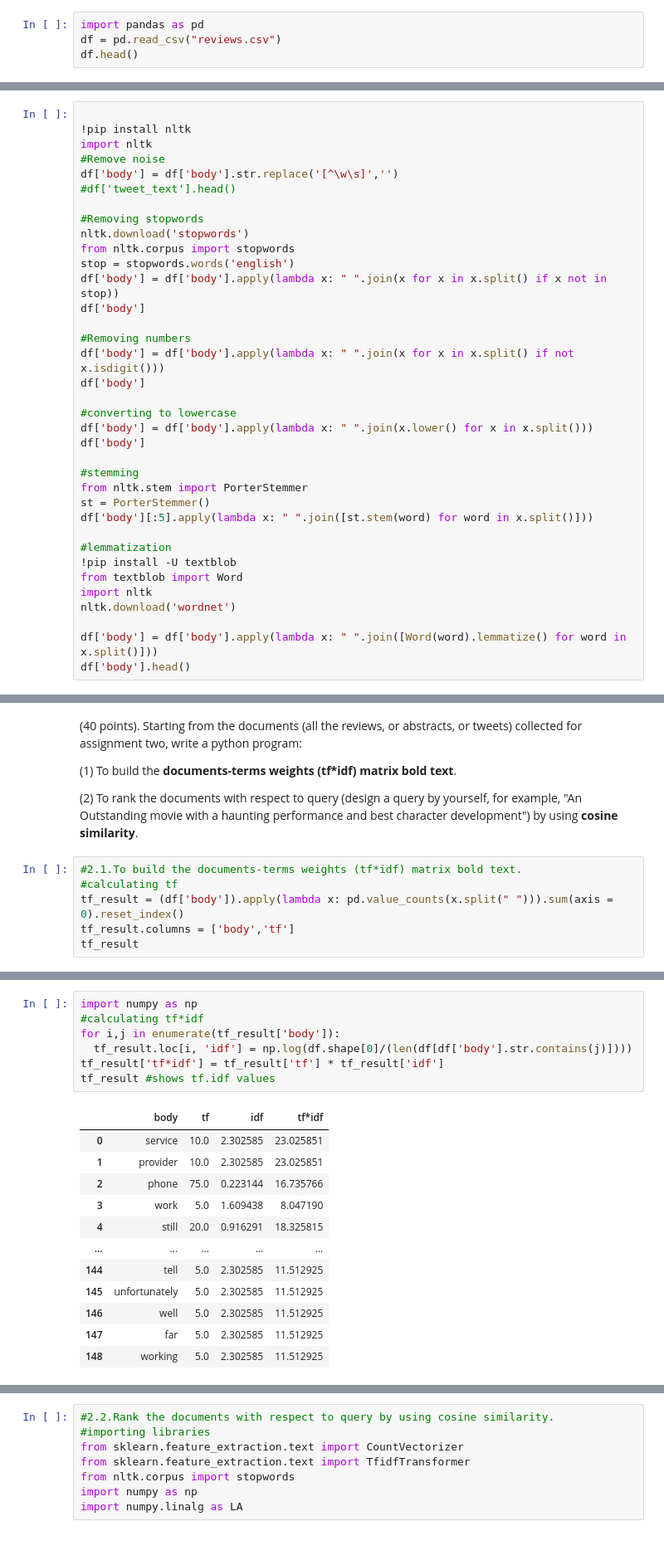
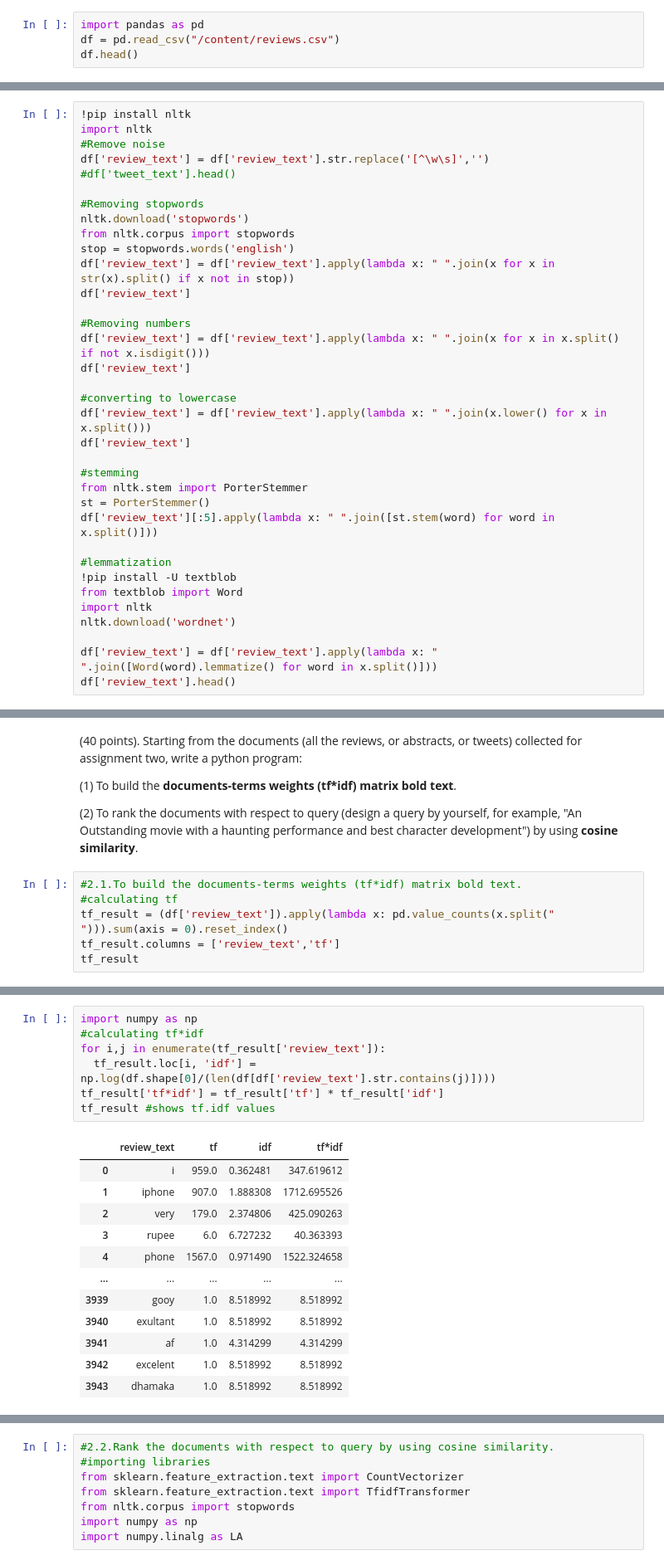
Before and after one commit to shivasrinivasaraopinnamaneni/info5731-fall2021, a Jupyter notebook: INFO5731_Assignment_Three.ipynb, the cells around one changed output, grey strips where cells are left out. Shown: that part at 83% size. Drawn from its saved outputs; the diff is of its cells as text.

```diff
--- a/INFO5731_Assignment_Three.ipynb
+++ b/INFO5731_Assignment_Three.ipynb
@@ -73,5 +17,5 @@ Getting page: 499
 # %%
 import pandas as pd
-df = pd.read_csv("reviews.csv")
+df = pd.read_csv("/content/reviews.csv")
 df.head()
 # %% [output]
@@ -84,30 +28,29 @@ df.head()
 # %%
-
 !pip install nltk
 import nltk
 #Remove noise
-df['body'] = df['body'].str.replace('[^\w\s]','')
+df['review_text'] = df['review_text'].str.replace('[^\w\s]','')
 #df['tweet_text'].head()
 
 #Removing stopwords
 nltk.download('stopwords')
 from nltk.corpus import stopwords
 stop = stopwords.words('english')
-df['body'] = df['body'].apply(lambda x: " ".join(x for x in x.split() if x not in stop))
-df['body']
+df['review_text'] = df['review_text'].apply(lambda x: " ".join(x for x in str(x).split() if x not in stop))
+df['review_text']
 
 #Removing numbers
-df['body'] = df['body'].apply(lambda x: " ".join(x for x in x.split() if not x.isdigit()))
-df['body']
+df['review_text'] = df['review_text'].apply(lambda x: " ".join(x for x in x.split() if not x.isdigit()))
+df['review_text']
 
 #converting to lowercase
-df['body'] = df['body'].apply(lambda x: " ".join(x.lower() for x in x.split()))
-df['body']
+df['review_text'] = df['review_text'].apply(lambda x: " ".join(x.lower() for x in x.split()))
+df['review_text']
 
 #stemming
 from nltk.stem import PorterStemmer
 st = PorterStemmer()
-df['body'][:5].apply(lambda x: " ".join([st.stem(word) for word in x.split()]))
+df['review_text'][:5].apply(lambda x: " ".join([st.stem(word) for word in x.split()]))
 
 #lemmatization
 !pip install -U textblob
@@ -115,8 +58,8 @@ from textblob import Word
 import nltk
 nltk.download('wordnet')
 
-df['body'] = df['body'].apply(lambda x: " ".join([Word(word).lemmatize() for word in x.split()]))
-df['body'].head()
+df['review_text'] = df['review_text'].apply(lambda x: " ".join([Word(word).lemmatize() for word in x.split()]))
+df['review_text'].head()
 # %% [output]
 Requirement already satisfied: nltk in /usr/local/lib/python3.7/dist-packages (3.2.5)
 Requirement already satisfied: six in /usr/local/lib/python3.7/dist-packages (from nltk) (1.15.0)
@@ -284,7 +227,7 @@ FreqDist({'Amazon.com': 50,
 # %%
 #2.1.To build the documents-terms weights (tf*idf) matrix bold text.
 #calculating tf
-tf_result = (df['body']).apply(lambda x: pd.value_counts(x.split(" "))).sum(axis = 0).reset_index()
-tf_result.columns = ['body','tf']
+tf_result = (df['review_text']).apply(lambda x: pd.value_counts(x.split(" "))).sum(axis = 0).reset_index()
+tf_result.columns = ['review_text','tf']
 tf_result
 # %% [output]
@@ -304,20 +247,20 @@ tf_result
 # %%
 import numpy as np
 #calculating tf*idf
-for i,j in enumerate(tf_result['body']):
-  tf_result.loc[i, 'idf'] = np.log(df.shape[0]/(len(df[df['body'].str.contains(j)])))
+for i,j in enumerate(tf_result['review_text']):
+  tf_result.loc[i, 'idf'] = np.log(df.shape[0]/(len(df[df['review_text'].str.contains(j)])))
 tf_result['tf*idf'] = tf_result['tf'] * tf_result['idf']
 tf_result #shows tf.idf values
 # %% [output]
-|  | body | tf | idf | tf*idf |
-| 0 | service | 10.0 | 2.302585 | 23.025851 |
-| 1 | provider | 10.0 | 2.302585 | 23.025851 |
-| 2 | phone | 75.0 | 0.223144 | 16.735766 |
-| 3 | work | 5.0 | 1.609438 | 8.047190 |
-| 4 | still | 20.0 | 0.916291 | 18.325815 |
+|  | review_text | tf | idf | tf*idf |
+| 0 | i | 959.0 | 0.362481 | 347.619612 |
+| 1 | iphone | 907.0 | 1.888308 | 1712.695526 |
+| 2 | very | 179.0 | 2.374806 | 425.090263 |
+| 3 | rupee | 6.0 | 6.727232 | 40.363393 |
+| 4 | phone | 1567.0 | 0.971490 | 1522.324658 |
 | ... | ... | ... | ... | ... |
-| 144 | tell | 5.0 | 2.302585 | 11.512925 |
-| 145 | unfortunately | 5.0 | 2.302585 | 11.512925 |
-| 146 | well | 5.0 | 2.302585 | 11.512925 |
-| 147 | far | 5.0 | 2.302585 | 11.512925 |
-| 148 | working | 5.0 | 2.302585 | 11.512925 |
+| 3939 | gooy | 1.0 | 8.518992 | 8.518992 |
+| 3940 | exultant | 1.0 | 8.518992 | 8.518992 |
+| 3941 | af | 1.0 | 4.314299 | 4.314299 |
+| 3942 | excelent | 1.0 | 8.518992 | 8.518992 |
+| 3943 | dhamaka | 1.0 | 8.518992 | 8.518992 |
```
Also changed, not shown: parts of 12 cells of this notebook.
